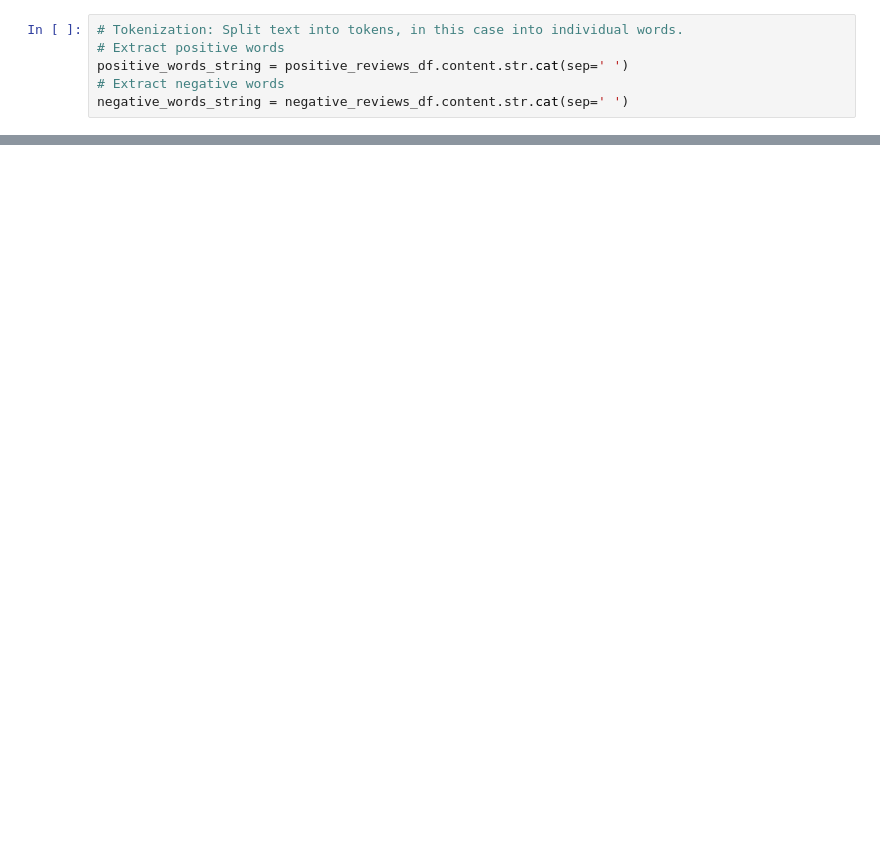
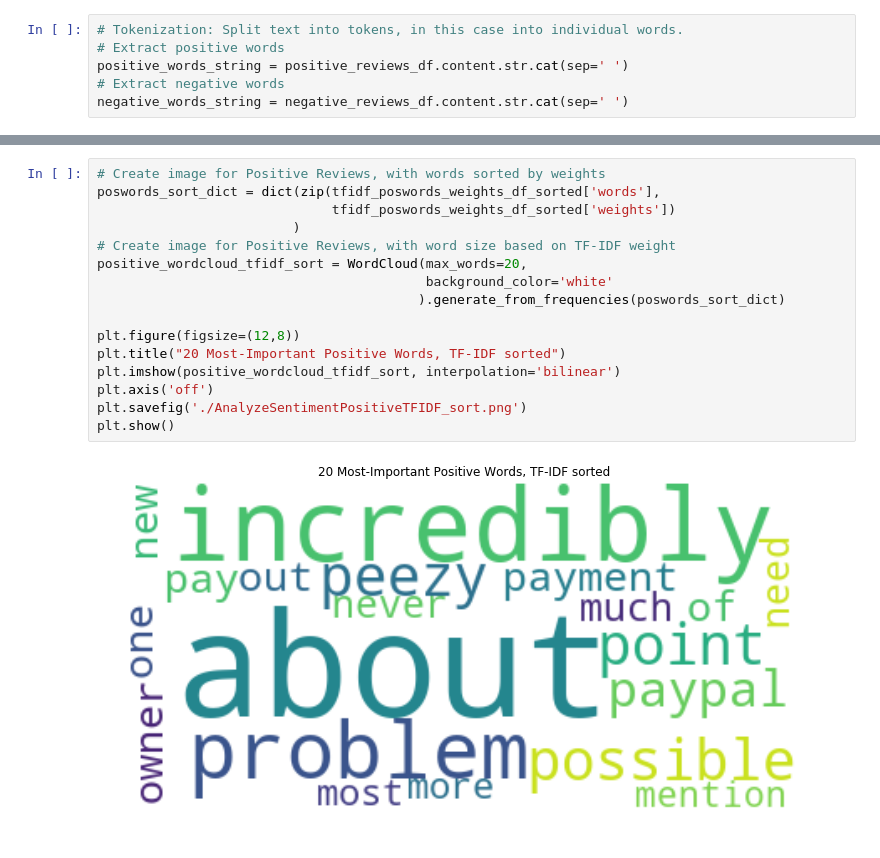
Before and after one commit to edwinfcampos/Showcase, a Jupyter notebook: AnalyzeSentiment.ipynb, the cells around one changed output, grey strips where cells are left out. Cells and saved outputs as stored; diff of their text form; blank space fills up the shorter version.

```diff
--- a/AnalyzeSentiment.ipynb
+++ b/AnalyzeSentiment.ipynb
@@ -172,0 +226,18 @@ For this, vectorize the word counts: Use a CountVectorizer, which converts a col
+# %%
+# Create image for Positive Reviews, with words sorted by weights
+poswords_sort_dict = dict(zip(tfidf_poswords_weights_df_sorted['words'],
+                              tfidf_poswords_weights_df_sorted['weights'])
+                         )
+# Create image for Positive Reviews, with word size based on TF-IDF weight
+positive_wordcloud_tfidf_sort = WordCloud(max_words=20,
+                                          background_color='white'
+                                         ).generate_from_frequencies(poswords_sort_dict)
+
+plt.figure(figsize=(12,8))
+plt.title("20 Most-Important Positive Words, TF-IDF sorted")
+plt.imshow(positive_wordcloud_tfidf_sort, interpolation='bilinear')
+plt.axis('off')
+plt.savefig('./AnalyzeSentimentPositiveTFIDF_sort.png')
+plt.show()
+# %% [output]
+[figure, added]
```
Also changed, not shown: parts of 19 cells of this notebook.
